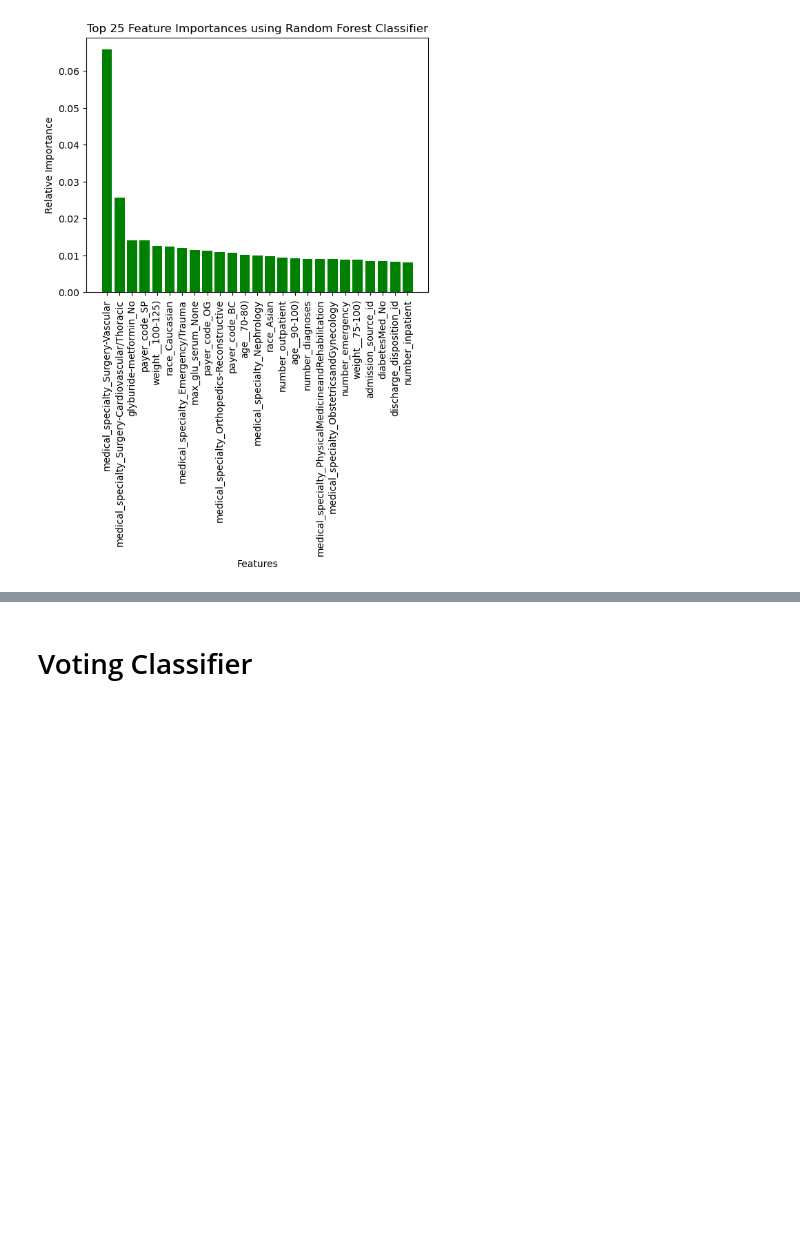
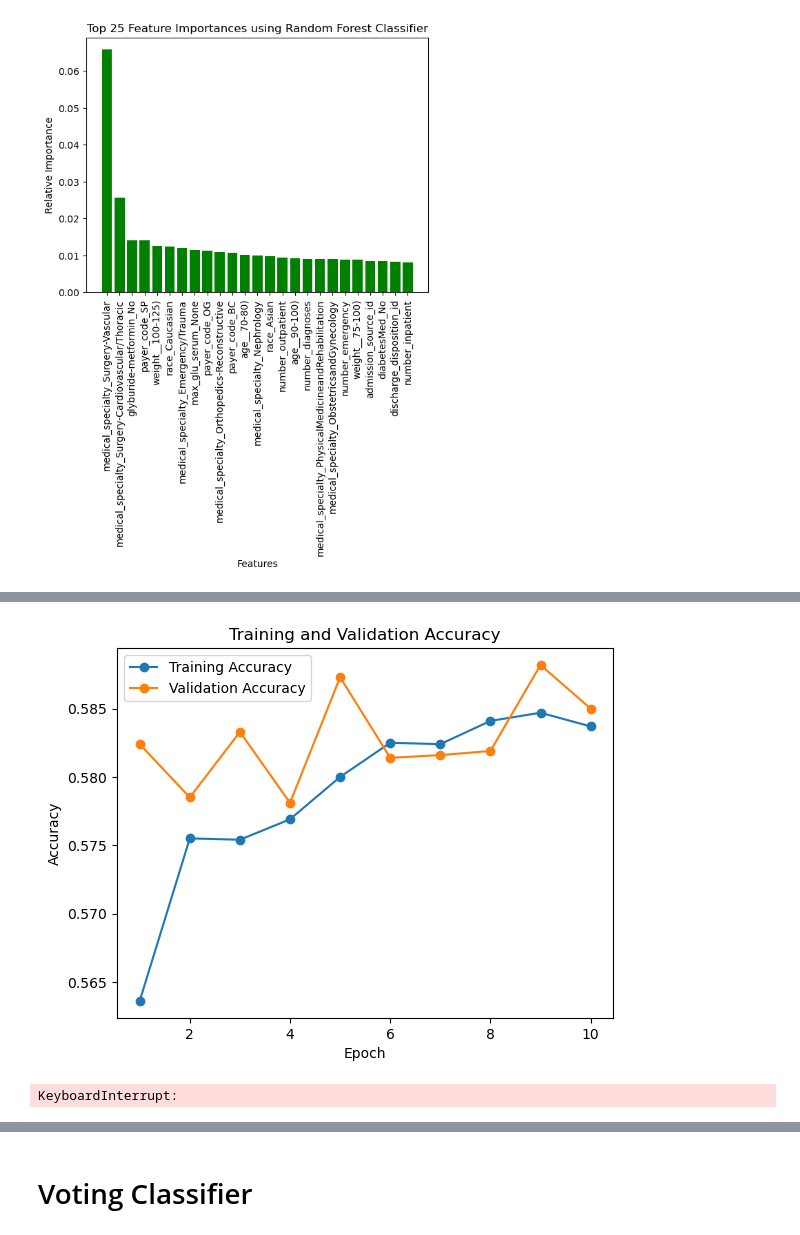
Before and after one commit to DiyadotSaha/ML_Diabetes_Project, a Jupyter notebook: Feature Selection with SMOTEEN.ipynb, the cells around one changed output, grey strips where cells are left out. Saved outputs shown, nothing was run; the diff lists cells and outputs as text; code cells hidden in the pictures; blank space fills up the shorter version.

```diff
--- a/Feature Selection with SMOTEEN.ipynb
+++ b/Feature Selection with SMOTEEN.ipynb
@@ -593,0 +713,23 @@ Index(['index', 'encounter_id', 'patient_nbr', 'admission_type_id',
+# %%
+import matplotlib.pyplot as plt
+
+# Training history data
+train_loss = [0.9386, 0.9013, 0.8980, 0.8924, 0.8866, 0.8829, 0.8815, 0.8799, 0.8782, 0.8778]
+train_accuracy = [0.5636, 0.5755, 0.5754, 0.5769, 0.5800, 0.5825, 0.5824, 0.5841, 0.5847, 0.5837]
+
+val_loss = [0.8953, 0.9037, 0.8914, 0.8882, 0.8783, 0.8928, 0.8853, 0.8841, 0.8817, 0.8795]
+val_accuracy = [0.5824, 0.5785, 0.5833, 0.5781, 0.5873, 0.5814, 0.5816, 0.5819, 0.5882, 0.5850]
+
+# Plotting the accuracy
+epochs = range(1, len(train_loss) + 1)
+
+plt.plot(epochs, train_accuracy, label='Training Accuracy', marker='o')
+plt.plot(epochs, val_accuracy, label='Validation Accuracy', marker='o')
+
+plt.title('Training and Validation Accuracy')
+plt.xlabel('Epoch')
+plt.ylabel('Accuracy')
+plt.legend()
+plt.show()
+# %% [output]
+[figure, added]
@@ -593,0 +880,28 @@ Index(['index', 'encounter_id', 'patient_nbr', 'admission_type_id',
+# %%
+# Initialize dictionaries to store ROC curves for each class
+roc_1 = {}  # Modify this based on your number of classes
+roc_2 = {}
+roc_3 = {}
+
+# Rename columns with a unique suffix for specified columns
+rename_suffix = '_unique_suffix'
+columns_to_rename = ['admission_source_id', 'discharge_disposition_id', 'number_diagnoses', 'number_emergency', 'number_inpatient', 'number_outpatient']
+
+X_tr = X_tr.rename(columns=lambda x: x + rename_suffix if x in columns_to_rename else x)
+
+# Check for and handle duplicate column names
+duplicate_columns = X_tr.columns[X_tr.columns.duplicated()]
+while not duplicate_columns.empty:
+    X_tr = X_tr.rename(columns=lambda x: x + '_unique_suffix' if x in duplicate_columns else x)
+    duplicate_columns = X_tr.columns[X_tr.columns.duplicated()]
+
+dict_models2 = {}
+dict_models2['XGBClassifier'] = results(model1, X_tr, Y_tr, X_test, y_test, roc_1, roc_2, roc_3)
+dict_models2['RandomForestClassifier'] = results(model2, X_tr, Y_tr, X_test, y_test, roc_1, roc_2, roc_3)
+dict_models2['AdaBoostClassifier'] = results(model3, X_tr, Y_tr, X_test, y_test, roc_1, roc_2, roc_3)
+dict_models2['LinearDiscriminantAnalysis'] = results(model4, X_tr, Y_tr, X_test.values, y_test, roc_1, roc_2, roc_3)
+dict_models2['VotingClassifier'] = results(model_vc, X_tr, Y_tr, X_test, y_test, roc_1, roc_2, roc_3)
+df2 = pd.DataFrame.from_dict(dict_models2, orient='index')
+df2
+# %% [output]
+KeyboardInterrupt:
```
Also changed, not shown: parts of 78 cells of this notebook.
